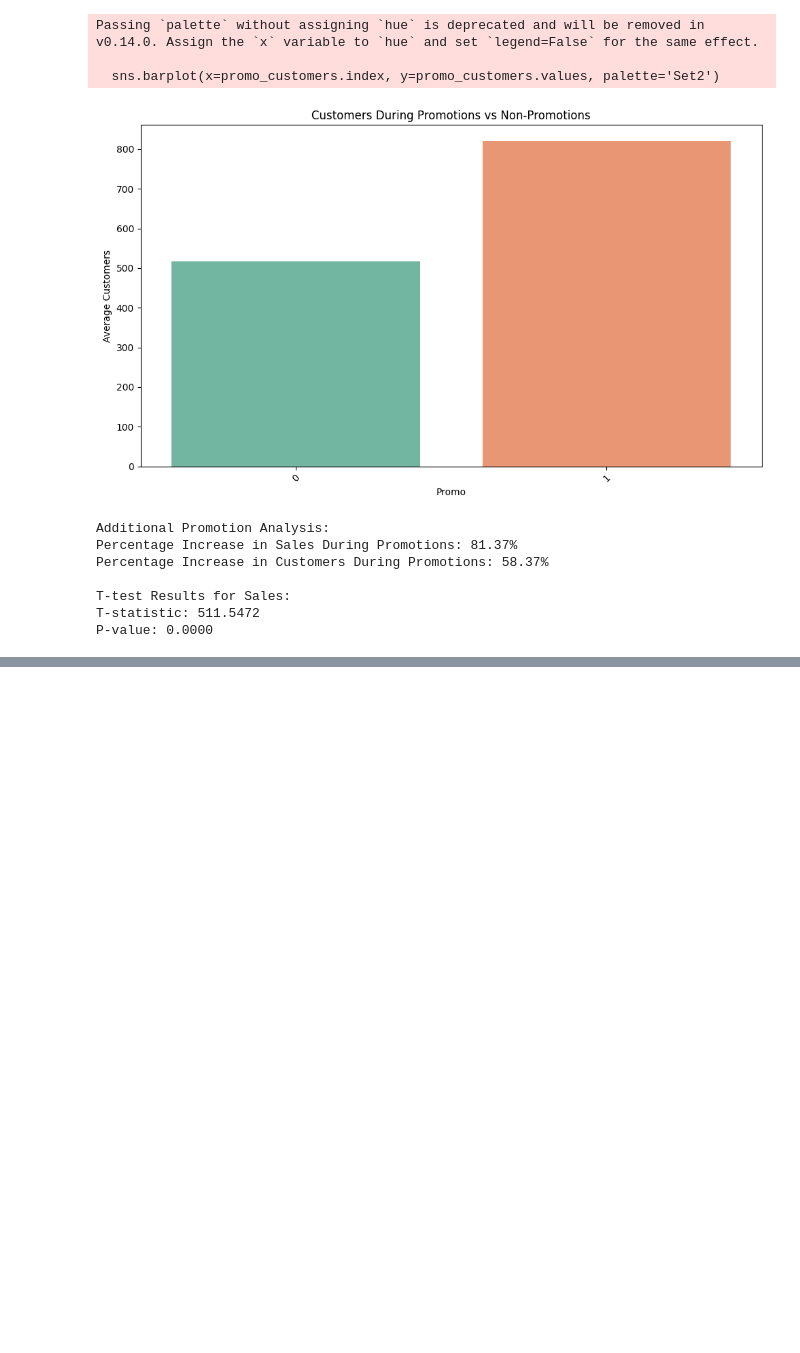
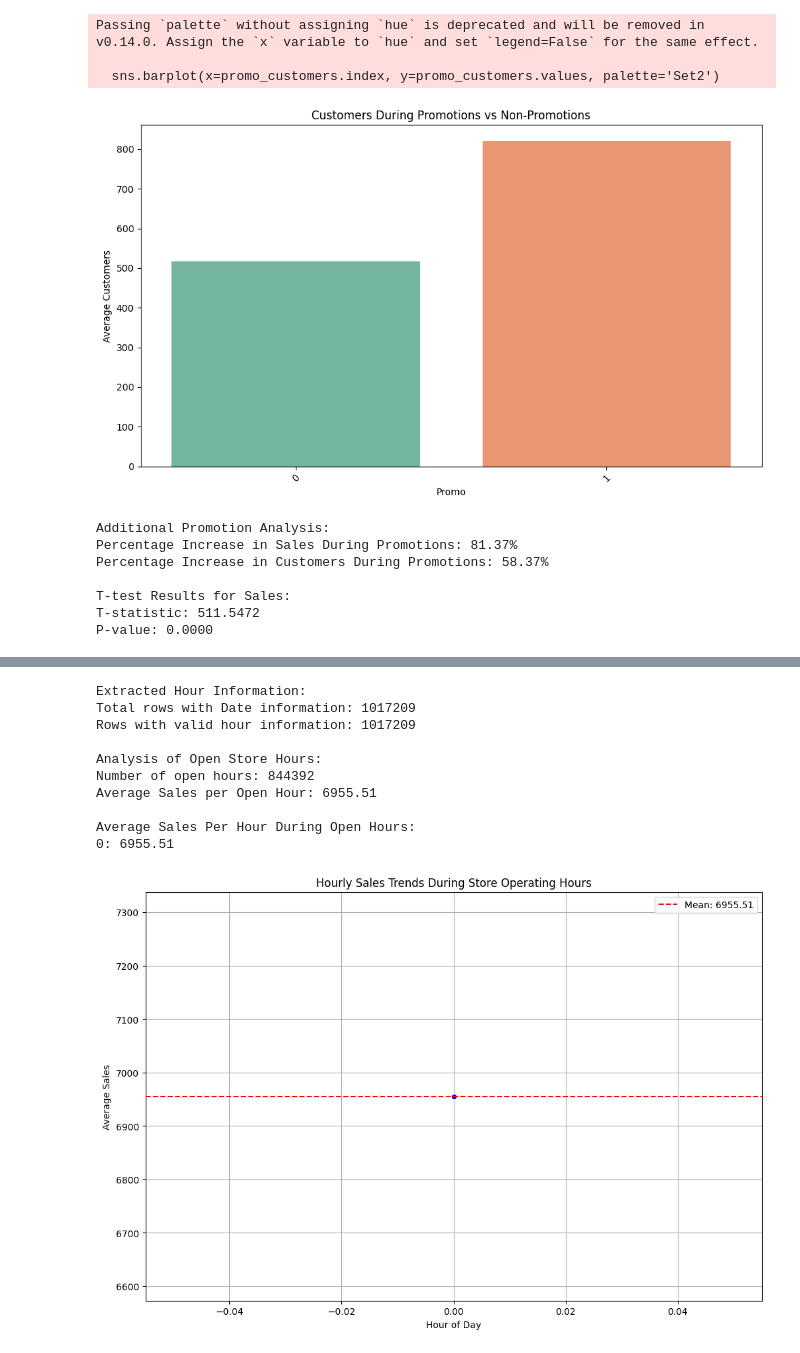
Before and after one commit to Birkity/Rossmann-forecastSales-, a Jupyter notebook: notebooks/task_1.ipynb, the cells around one changed output, grey strips where cells are left out. Cells and saved outputs as stored; diff of their text form; code cells hidden in the pictures; blank space fills up the shorter version.

Commit message:
Hourly sales trends plotted during store operating hours

```diff
--- a/notebooks/task_1.ipynb
+++ b/notebooks/task_1.ipynb
@@ -445,0 +448,79 @@ P-value: 0.0000
+# %%
+if 'Date' in train_merged.columns:
+    train_merged['Hour'] = train_merged['Date'].dt.hour
+
+print("\nExtracted Hour Information:")
+print(f"Total rows with Date information: {len(train_merged)}")
+print(f"Rows with valid hour information: {train_merged['Hour'].notna().sum()}")
+
+logging.info('Extracted hour information from Date column.')
+
+
+open_store_data = train_merged[train_merged['Open'] == 1]
+
+print("\nAnalysis of Open Store Hours:")
+print(f"Number of open hours: {len(open_store_data)}")
+print(f"Average Sales per Open Hour: {open_store_data['Sales'].mean():.2f}")
+
+logging.info('Analyzed open store hours data.')
+
+
+hourly_sales = open_store_data.groupby('Hour')['Sales'].mean()
+
+print("\nAverage Sales Per Hour During Open Hours:")
+for hour, avg_sales in hourly_sales.items():
+    print(f"{hour}: {avg_sales:.2f}")
+
+logging.info('Analyzed sales trends during store operating hours.')
+
+
+plt.figure(figsize=(12,8))
+sns.lineplot(x=hourly_sales.index, y=hourly_sales.values, marker="o", color='b')
+plt.title('Hourly Sales Trends During Store Operating Hours')
+plt.xlabel('Hour of Day')
+plt.ylabel('Average Sales')
+plt.grid(True)
+plt.axhline(y=hourly_sales.mean(), color='r', linestyle='--', label=f'Mean: {hourly_sales.mean():.2f}')
+plt.legend()
+plt.show()
+
+logging.info('Hourly sales trends plotted during store operating hours.')
+
+
+print("\nAdditional Hourly Sales Analysis:")
+
+
+daily_peak_hour = hourly_sales.idxmax()
+peak_hour_sales = hourly_sales[daily_peak_hour]
+
+print(f"Daily Peak Hour: {daily_peak_hour} (Sales: {peak_hour_sales:.2f})")
+
+
+daily_trough_hour = hourly_sales.idxmin()
+trough_hour_sales = hourly_sales[daily_trough_hour]
+
+print(f"Daily Trough Hour: {daily_trough_hour} (Sales: {trough_hour_sales:.2f})")
+
+
+peak_hours = open_store_data[open_store_data['Hour'] == daily_peak_hour]['Sales']
+trough_hours = open_store_data[open_store_data['Hour'] == daily_trough_hour]['Sales']
+
+t_statistic, p_value = stats.ttest_ind(peak_hours, trough_hours)
+
+print(f"\nT-test Results for Peak vs Trough Hours:")
+print(f"T-statistic: {t_statistic:.4f}")
+print(f"P-value: {p_value:.4f}")
+
+logging.info('Additional hourly sales analysis completed.')
+# %% [output]
+Extracted Hour Information:
+Total rows with Date information: 1017209
+Rows with valid hour information: 1017209
+
+Analysis of Open Store Hours:
+Number of open hours: 844392
+Average Sales per Open Hour: 6955.51
+
+Average Sales Per Hour During Open Hours:
+0: 6955.51
+[figure, added]
```
Also changed, not shown: parts of 2 cells of this notebook, 1 other file.
